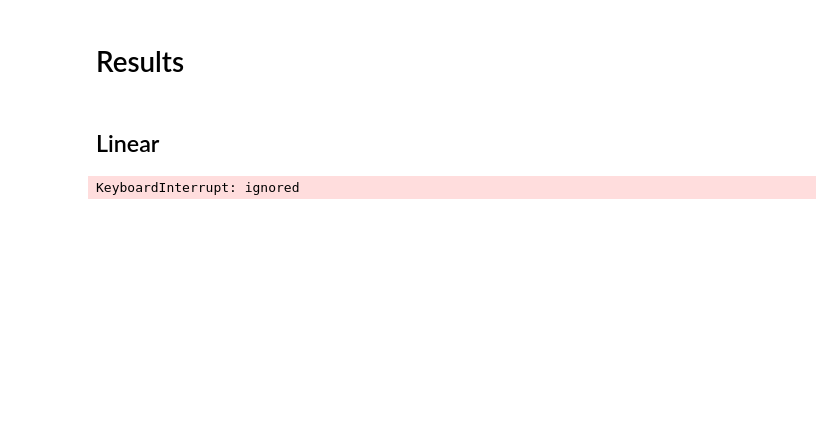
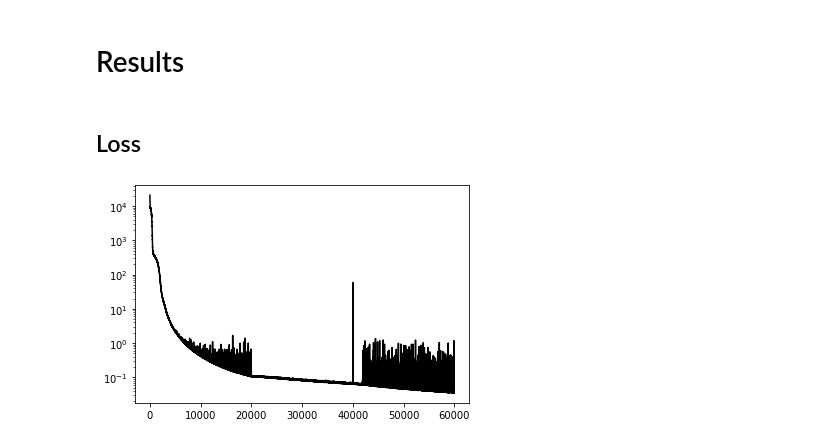
Before and after one commit to cisprague/bts-2021, a Jupyter notebook: bts-2021.ipynb, the cells around one changed output. Saved outputs shown, nothing was run; the diff lists cells and outputs as text; code cells hidden in the pictures; blank space fills up the shorter version.

```diff
--- a/bts-2021.ipynb
+++ b/bts-2021.ipynb
@@ -727,2 +525,2 @@ class Trainer_Decomposition(Trainer):
 # %% [markdown]
-## Linear
+## Loss
@@ -731,4 +527,8 @@ trainer_linear = Trainer(5000, F_linear, 'linear')
-# %%
-trainer_linear.train(5000, 1e-1, optax.adam)
-# %% [output]
-KeyboardInterrupt: ignored
+# %%
+fig, ax = plt.subplots(1)
+ax.plot(losses, 'k-')
+ax.set_yscale('log')
+# ax.set_xscale(;)
+plt.show()
+# %% [output]
+[figure, added]
```
Also changed, not shown: parts of 55 cells of this notebook, 8 other files.
